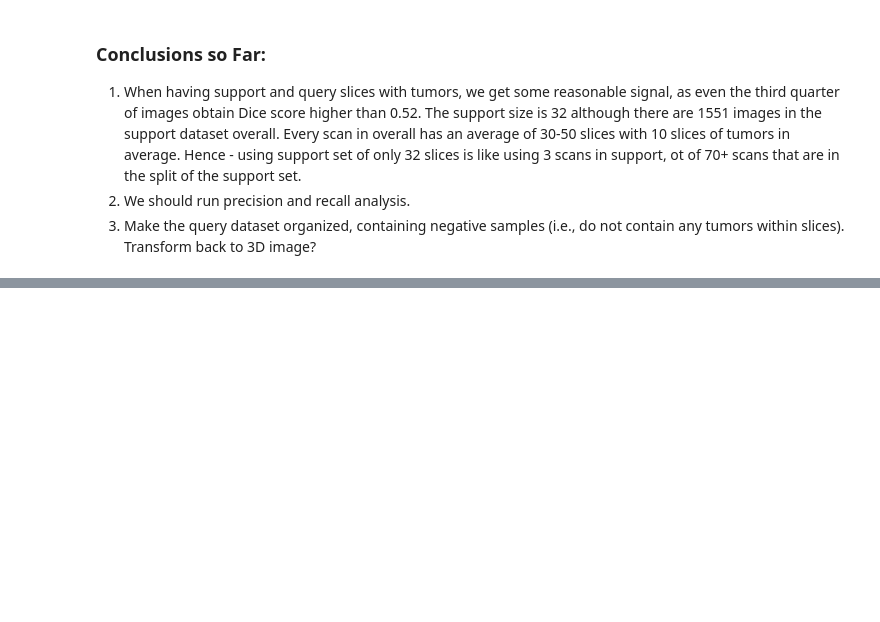
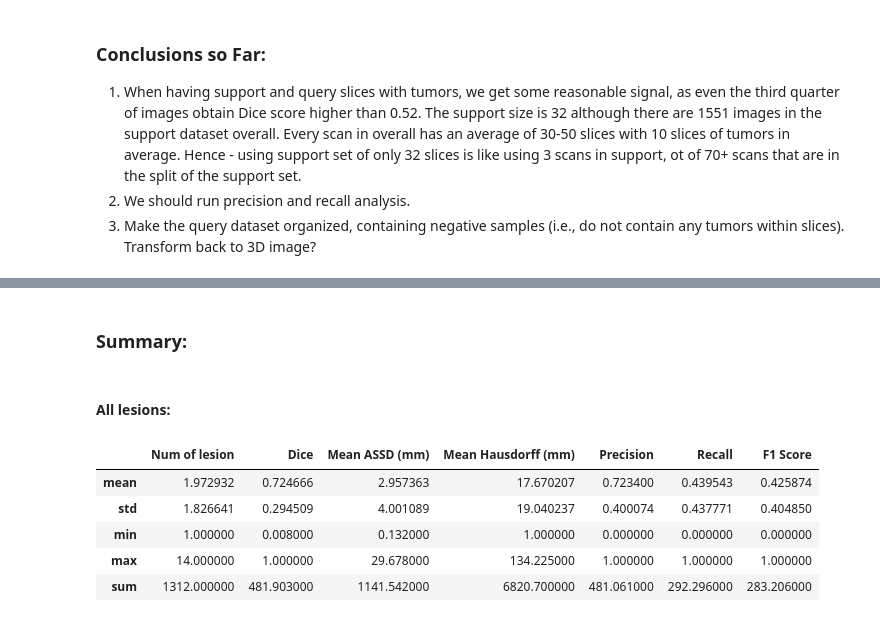
Before and after one commit to alinaryabtsev/FewShotLearning, a Jupyter notebook: test_modules/universeg_test.ipynb, the cells around one changed output, grey strips where cells are left out. Cells and saved outputs as stored; diff of their text form; code cells hidden in the pictures; blank space fills up the shorter version.

```diff
--- a/test_modules/universeg_test.ipynb
+++ b/test_modules/universeg_test.ipynb
@@ -549 +580,14 @@ results_detection[2]  # lesions greater than 10 mm
 5 rows × 26 columns
+# %% [markdown]
+### Summary:
+# %%
+display(Markdown("#### All lesions:"))
+results_detection[0][["Num of lesion", "Dice", "Mean ASSD (mm)", "Mean Hausdorff (mm)", "Precision", "Recall", "F1 Score"]]
+# %% [output]
+#### All lesions:
+|  | Num of lesion | Dice | Mean ASSD (mm) | Mean Hausdorff (mm) | Precision | Recall | F1 Score |
+| mean | 1.972932 | 0.724666 | 2.957363 | 17.670207 | 0.723400 | 0.439543 | 0.425874 |
+| std | 1.826641 | 0.294509 | 4.001089 | 19.040237 | 0.400074 | 0.437771 | 0.404850 |
+| min | 1.000000 | 0.008000 | 0.132000 | 1.000000 | 0.000000 | 0.000000 | 0.000000 |
+| max | 14.000000 | 1.000000 | 29.678000 | 134.225000 | 1.000000 | 1.000000 | 1.000000 |
+| sum | 1312.000000 | 481.903000 | 1141.542000 | 6820.700000 | 481.061000 | 292.296000 | 283.206000 |
```
Also changed, not shown: parts of 17 cells of this notebook.
